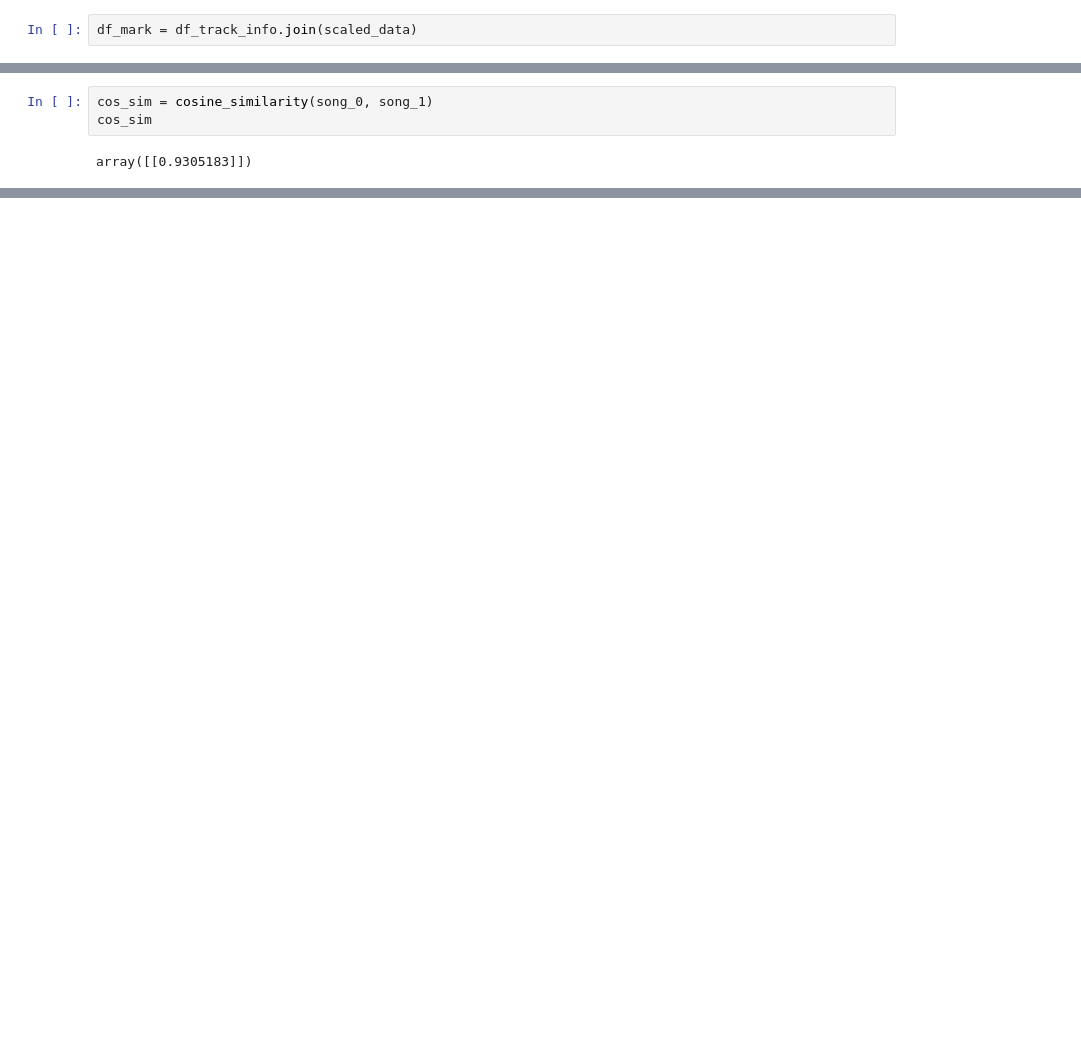
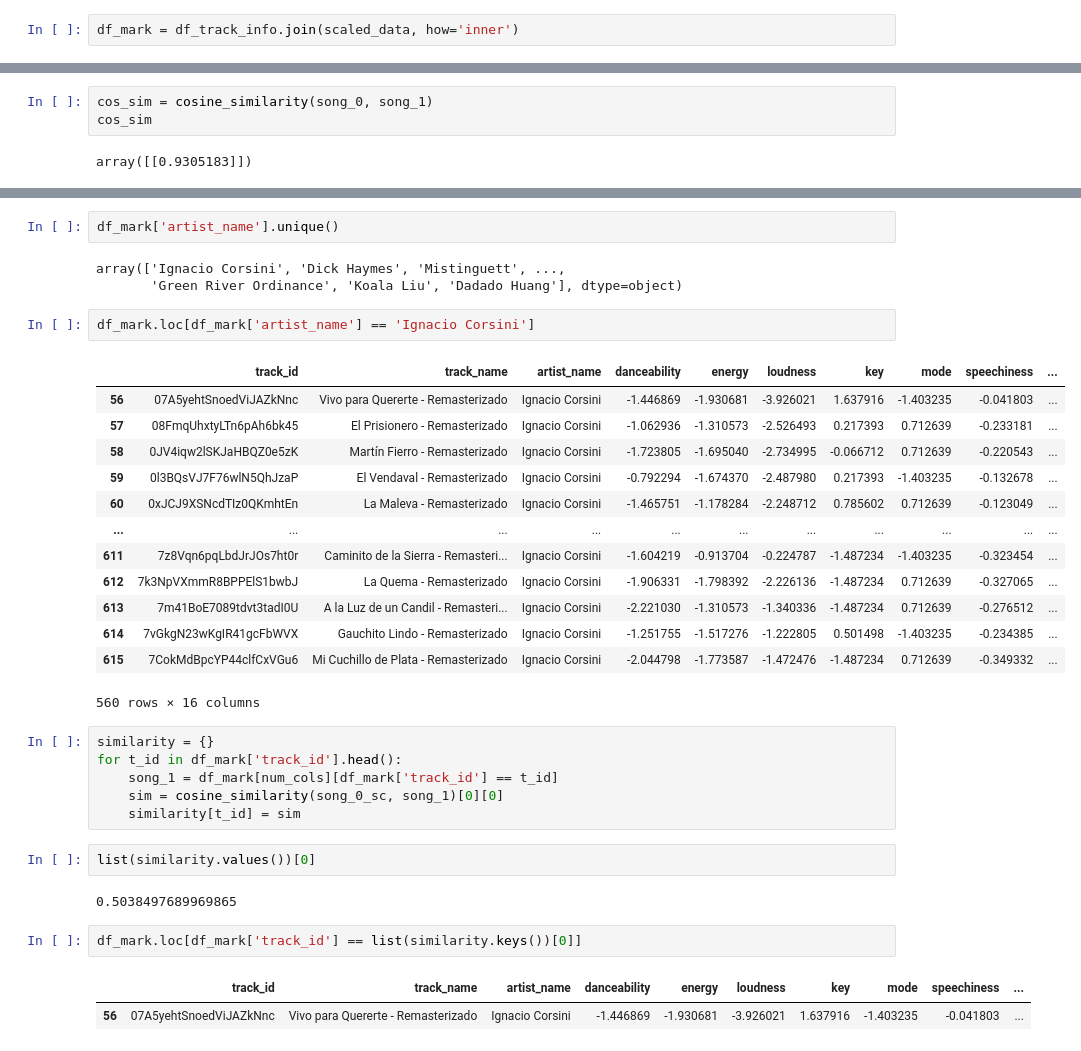
Before and after one commit to reedmartinson0405/Music-Rec-System, a Jupyter notebook: notebooks/Cosine Similarity Algorithm.ipynb, the cells around one changed output, grey strips where cells are left out. Cells and saved outputs as stored; diff of their text form; blank space fills up the shorter version.

```diff
--- a/notebooks/Cosine Similarity Algorithm.ipynb
+++ b/notebooks/Cosine Similarity Algorithm.ipynb
@@ -152,2 +176,2 @@ scaled_data
 # %%
-df_mark = df_track_info.join(scaled_data)
+df_mark = df_track_info.join(scaled_data, how='inner')
@@ -161,0 +330,36 @@ array([[0.9305183]])
+# %%
+df_mark['artist_name'].unique()
+# %% [output]
+array(['Ignacio Corsini', 'Dick Haymes', 'Mistinguett', ...,
+       'Green River Ordinance', 'Koala Liu', 'Dadado Huang'], dtype=object)
+# %%
+df_mark.loc[df_mark['artist_name'] == 'Ignacio Corsini']
+# %% [output]
+|  | track_id | track_name | artist_name | danceability | energy | loudness | key | mode | speechiness | ... |
+| 56 | 07A5yehtSnoedViJAZkNnc | Vivo para Quererte - Remasterizado | Ignacio Corsini | -1.446869 | -1.930681 | -3.926021 | 1.637916 | -1.403235 | -0.041803 | ... |
+| 57 | 08FmqUhxtyLTn6pAh6bk45 | El Prisionero - Remasterizado | Ignacio Corsini | -1.062936 | -1.310573 | -2.526493 | 0.217393 | 0.712639 | -0.233181 | ... |
+| 58 | 0JV4iqw2lSKJaHBQZ0e5zK | Martín Fierro - Remasterizado | Ignacio Corsini | -1.723805 | -1.695040 | -2.734995 | -0.066712 | 0.712639 | -0.220543 | ... |
+| 59 | 0l3BQsVJ7F76wlN5QhJzaP | El Vendaval - Remasterizado | Ignacio Corsini | -0.792294 | -1.674370 | -2.487980 | 0.217393 | -1.403235 | -0.132678 | ... |
+| 60 | 0xJCJ9XSNcdTIz0QKmhtEn | La Maleva - Remasterizado | Ignacio Corsini | -1.465751 | -1.178284 | -2.248712 | 0.785602 | 0.712639 | -0.123049 | ... |
+| ... | ... | ... | ... | ... | ... | ... | ... | ... | ... | ... |
+| 611 | 7z8Vqn6pqLbdJrJOs7ht0r | Caminito de la Sierra - Remasteri... | Ignacio Corsini | -1.604219 | -0.913704 | -0.224787 | -1.487234 | -1.403235 | -0.323454 | ... |
+| 612 | 7k3NpVXmmR8BPPElS1bwbJ | La Quema - Remasterizado | Ignacio Corsini | -1.906331 | -1.798392 | -2.226136 | -1.487234 | 0.712639 | -0.327065 | ... |
+| 613 | 7m41BoE7089tdvt3tadI0U | A la Luz de un Candil - Remasteri... | Ignacio Corsini | -2.221030 | -1.310573 | -1.340336 | -1.487234 | 0.712639 | -0.276512 | ... |
+| 614 | 7vGkgN23wKgIR41gcFbWVX | Gauchito Lindo - Remasterizado | Ignacio Corsini | -1.251755 | -1.517276 | -1.222805 | 0.501498 | -1.403235 | -0.234385 | ... |
+| 615 | 7CokMdBpcYP44clfCxVGu6 | Mi Cuchillo de Plata - Remasterizado | Ignacio Corsini | -2.044798 | -1.773587 | -1.472476 | -1.487234 | 0.712639 | -0.349332 | ... |
+560 rows × 16 columns
+# %%
+similarity = {}
+for t_id in df_mark['track_id'].head():
+    song_1 = df_mark[num_cols][df_mark['track_id'] == t_id]
+    sim = cosine_similarity(song_0_sc, song_1)[0][0]
+    similarity[t_id] = sim
+# %%
+list(similarity.values())[0]
+# %% [output]
+0.5038497689969865
+# %%
+df_mark.loc[df_mark['track_id'] == list(similarity.keys())[0]]
+# %% [output]
+|  | track_id | track_name | artist_name | danceability | energy | loudness | key | mode | speechiness | ... |
+| 56 | 07A5yehtSnoedViJAZkNnc | Vivo para Quererte - Remasterizado | Ignacio Corsini | -1.446869 | -1.930681 | -3.926021 | 1.637916 | -1.403235 | -0.041803 | ... |
```
Also changed, not shown: parts of 25 cells of this notebook, 1 other file.
